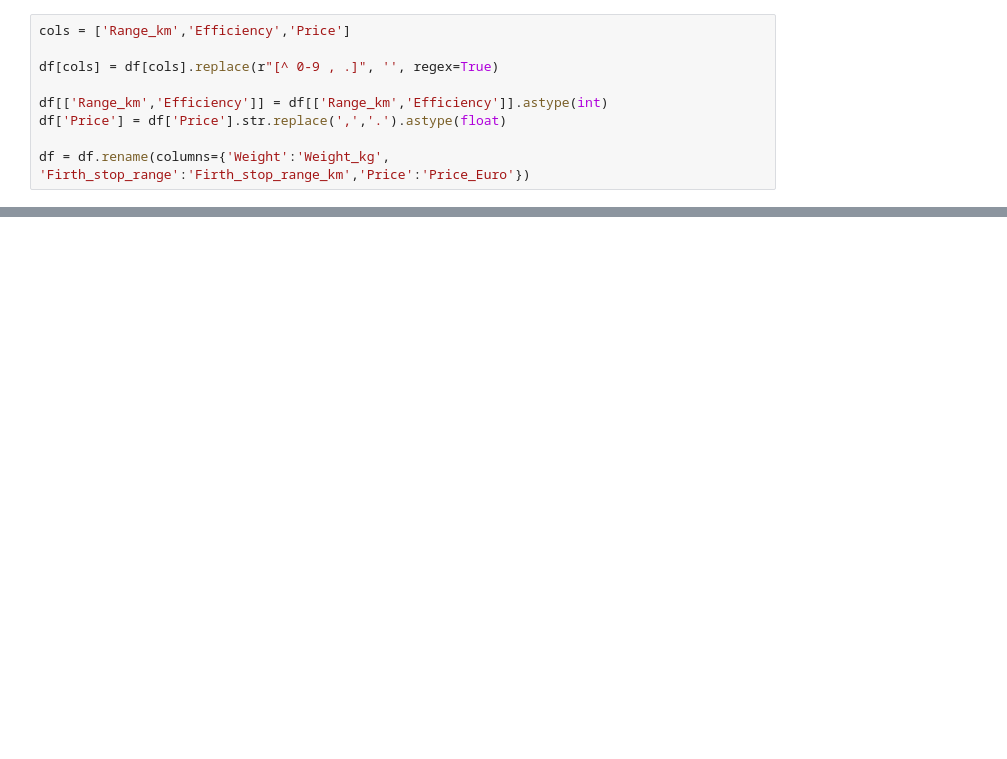
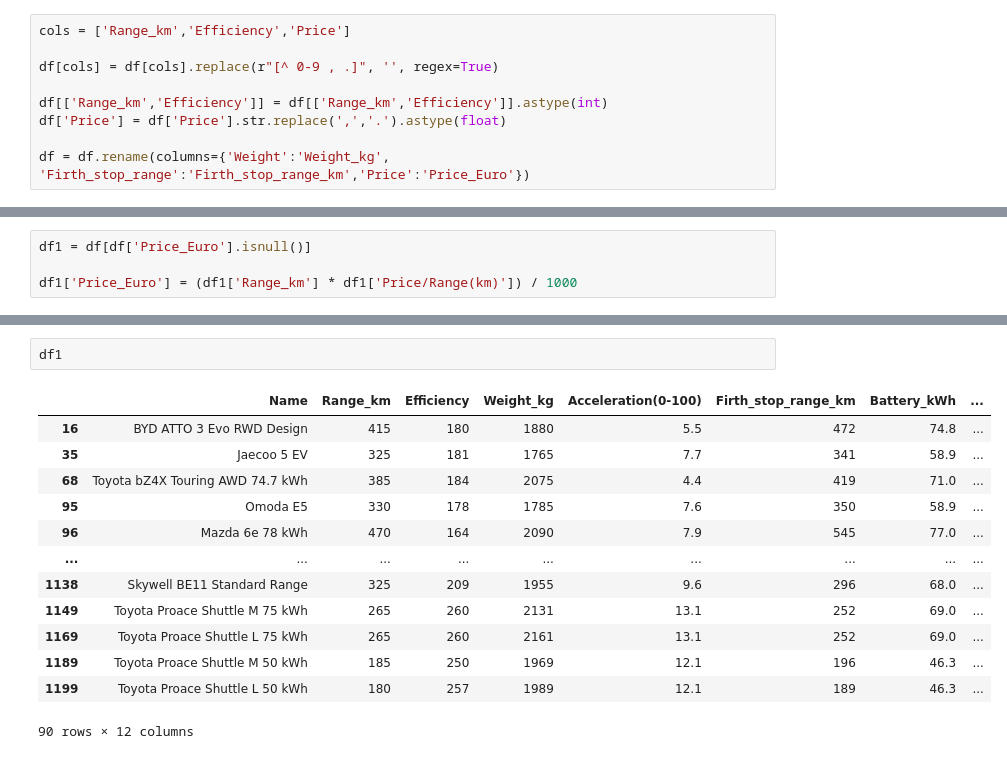
Before and after one commit to bunyod123/Modular_Programming_Projects, a Jupyter notebook: finalProject/notebooks/data_cheking.ipynb, the cells around one changed output, grey strips where cells are left out. Cells and saved outputs as stored; diff of their text form; blank space fills up the shorter version.

```diff
--- a/finalProject/notebooks/data_cheking.ipynb
+++ b/finalProject/notebooks/data_cheking.ipynb
@@ -21,0 +53,4 @@ df = df.rename(columns={'Weight':'Weight_kg', 'Firth_stop_range':'Firth_stop_ran
+# %%
+df1 = df[df['Price_Euro'].isnull()]
+
+df1['Price_Euro'] = (df1['Range_km'] * df1['Price/Range(km)']) / 1000
@@ -22,3 +60,19 @@ df = df.rename(columns={'Weight':'Weight_kg', 'Firth_stop_range':'Firth_stop_ran
+# %%
+df1
+# %% [output]
+|  | Name | Range_km | Efficiency | Weight_kg | Acceleration(0-100) | Firth_stop_range_km | Battery_kWh | ... |
+| 16 | BYD ATTO 3 Evo RWD Design | 415 | 180 | 1880 | 5.5 | 472 | 74.8 | ... |
+| 35 | Jaecoo 5 EV | 325 | 181 | 1765 | 7.7 | 341 | 58.9 | ... |
+| 68 | Toyota bZ4X Touring AWD 74.7 kWh | 385 | 184 | 2075 | 4.4 | 419 | 71.0 | ... |
+| 95 | Omoda E5 | 330 | 178 | 1785 | 7.6 | 350 | 58.9 | ... |
+| 96 | Mazda 6e 78 kWh | 470 | 164 | 2090 | 7.9 | 545 | 77.0 | ... |
+| ... | ... | ... | ... | ... | ... | ... | ... | ... |
+| 1138 | Skywell BE11 Standard Range | 325 | 209 | 1955 | 9.6 | 296 | 68.0 | ... |
+| 1149 | Toyota Proace Shuttle M 75 kWh | 265 | 260 | 2131 | 13.1 | 252 | 69.0 | ... |
+| 1169 | Toyota Proace Shuttle L 75 kWh | 265 | 260 | 2161 | 13.1 | 252 | 69.0 | ... |
+| 1189 | Toyota Proace Shuttle M 50 kWh | 185 | 250 | 1969 | 12.1 | 196 | 46.3 | ... |
+| 1199 | Toyota Proace Shuttle L 50 kWh | 180 | 257 | 1989 | 12.1 | 189 | 46.3 | ... |
+90 rows × 12 columns
 # %%
 df.head()
 # %% [output]
```
Also changed, not shown: parts of 12 cells of this notebook, 4 other files.
